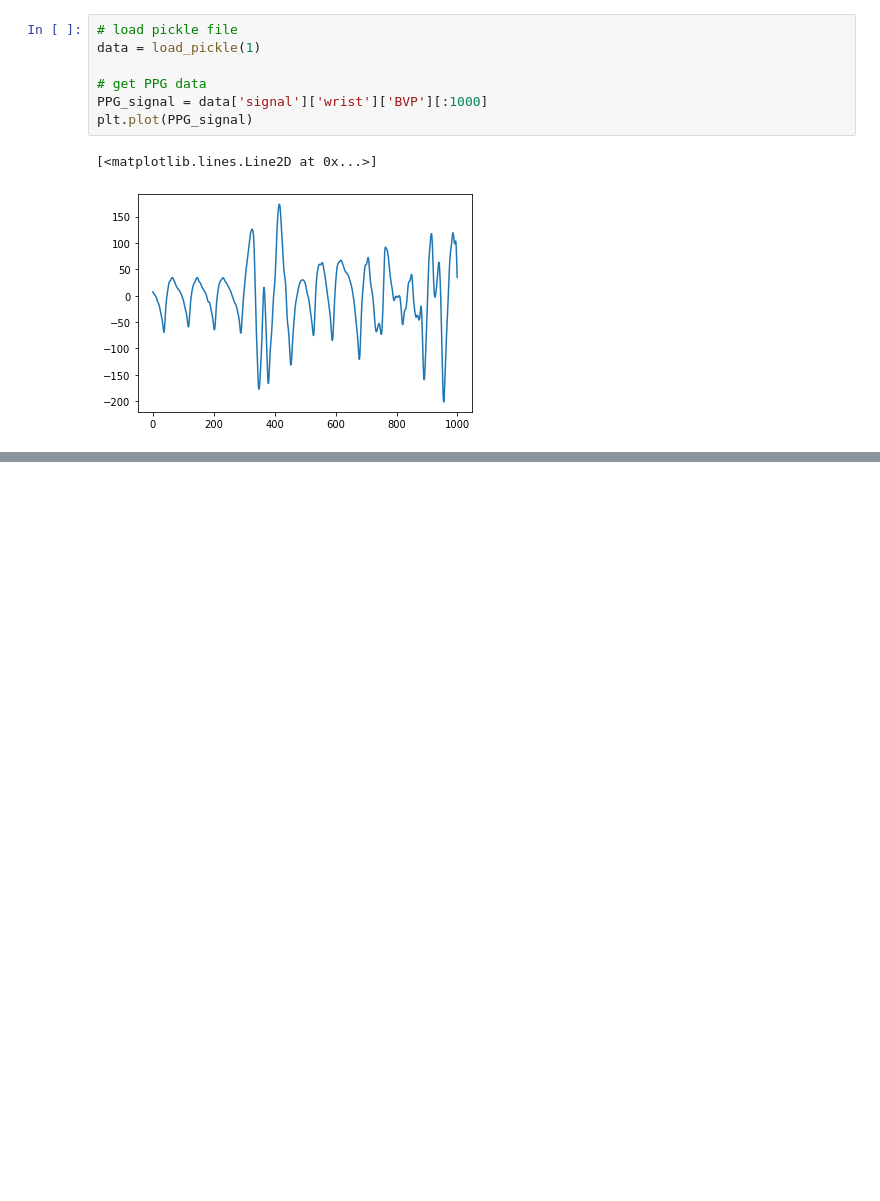
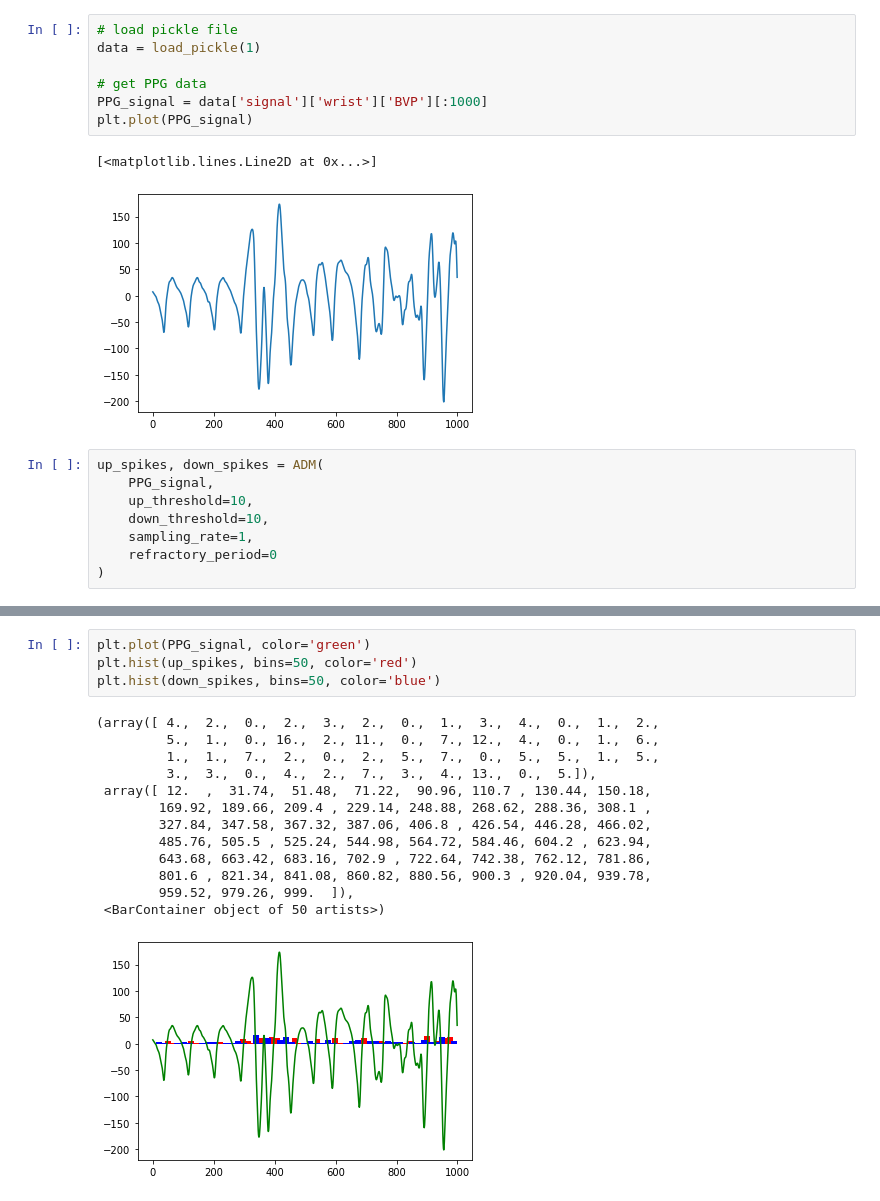
Before and after one commit to pennfranc/adm-ppg-analysis, a Jupyter notebook: test_ADM.ipynb, the cells around one changed output, grey strips where cells are left out. Cells and saved outputs as stored; diff of their text form; blank space fills up the shorter version.

```diff
--- a/test_ADM.ipynb
+++ b/test_ADM.ipynb
@@ -14,3 +15,11 @@ plt.plot(PPG_signal)
 # %% [output]
 [<matplotlib.lines.Line2D at 0x...>]
 [figure]
+# %%
+up_spikes, down_spikes = ADM(
+    PPG_signal,
+    up_threshold=10,
+    down_threshold=10,
+    sampling_rate=1,
+    refractory_period=0
+)
@@ -16,0 +44,18 @@ plt.plot(PPG_signal)
+# %%
+plt.plot(PPG_signal, color='green')
+plt.hist(up_spikes, bins=50, color='red')
+plt.hist(down_spikes, bins=50, color='blue')
+# %% [output]
+(array([ 4.,  2.,  0.,  2.,  3.,  2.,  0.,  1.,  3.,  4.,  0.,  1.,  2.,
+         5.,  1.,  0., 16.,  2., 11.,  0.,  7., 12.,  4.,  0.,  1.,  6.,
+         1.,  1.,  7.,  2.,  0.,  2.,  5.,  7.,  0.,  5.,  5.,  1.,  5.,
+         3.,  3.,  0.,  4.,  2.,  7.,  3.,  4., 13.,  0.,  5.]),
+ array([ 12.  ,  31.74,  51.48,  71.22,  90.96, 110.7 , 130.44, 150.18,
+        169.92, 189.66, 209.4 , 229.14, 248.88, 268.62, 288.36, 308.1 ,
+        327.84, 347.58, 367.32, 387.06, 406.8 , 426.54, 446.28, 466.02,
+        485.76, 505.5 , 525.24, 544.98, 564.72, 584.46, 604.2 , 623.94,
+        643.68, 663.42, 683.16, 702.9 , 722.64, 742.38, 762.12, 781.86,
+        801.6 , 821.34, 841.08, 860.82, 880.56, 900.3 , 920.04, 939.78,
+        959.52, 979.26, 999.  ]),
+ <BarContainer object of 50 artists>)
+[figure, added]
```
Also changed, not shown: parts of 2 cells of this notebook, 2 other files.
